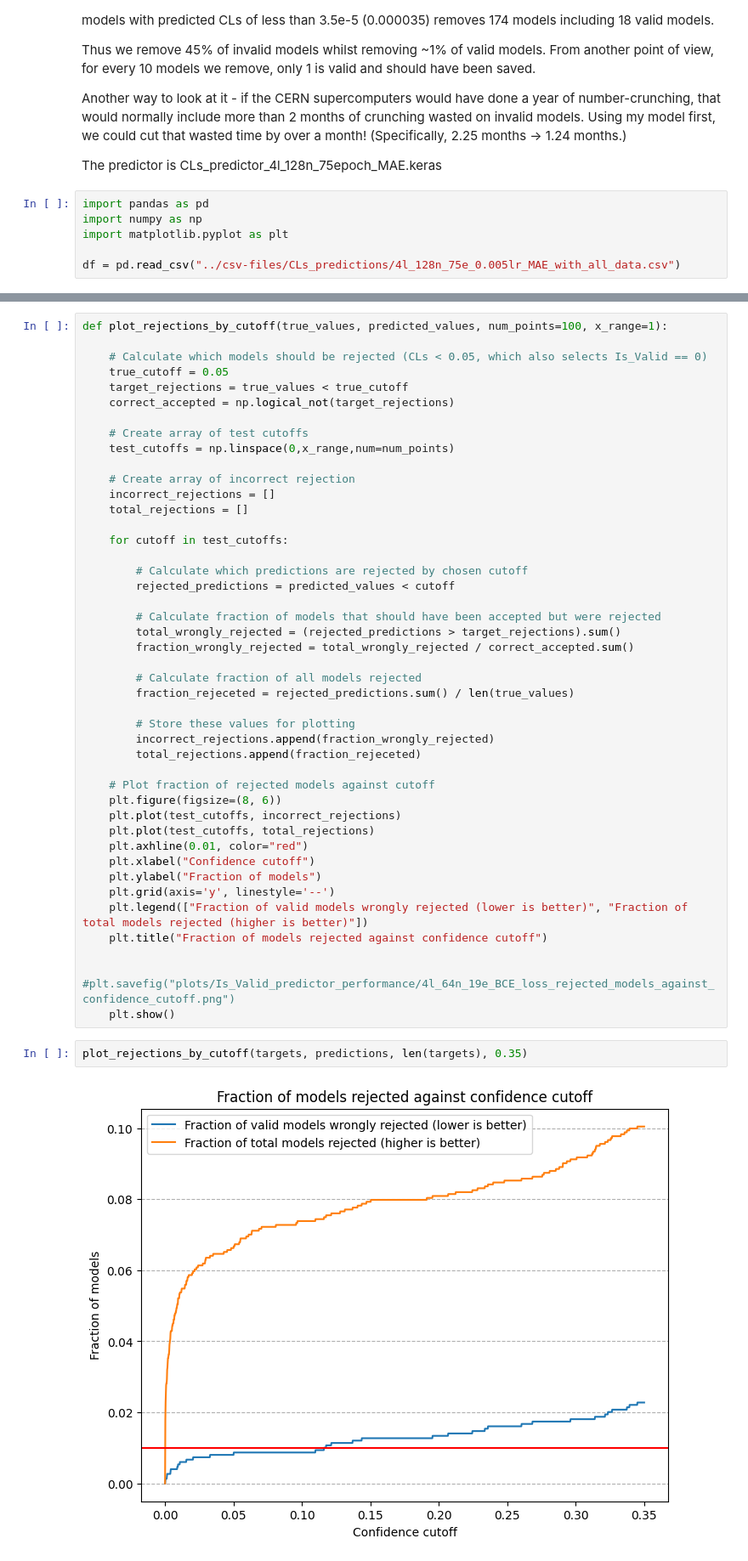
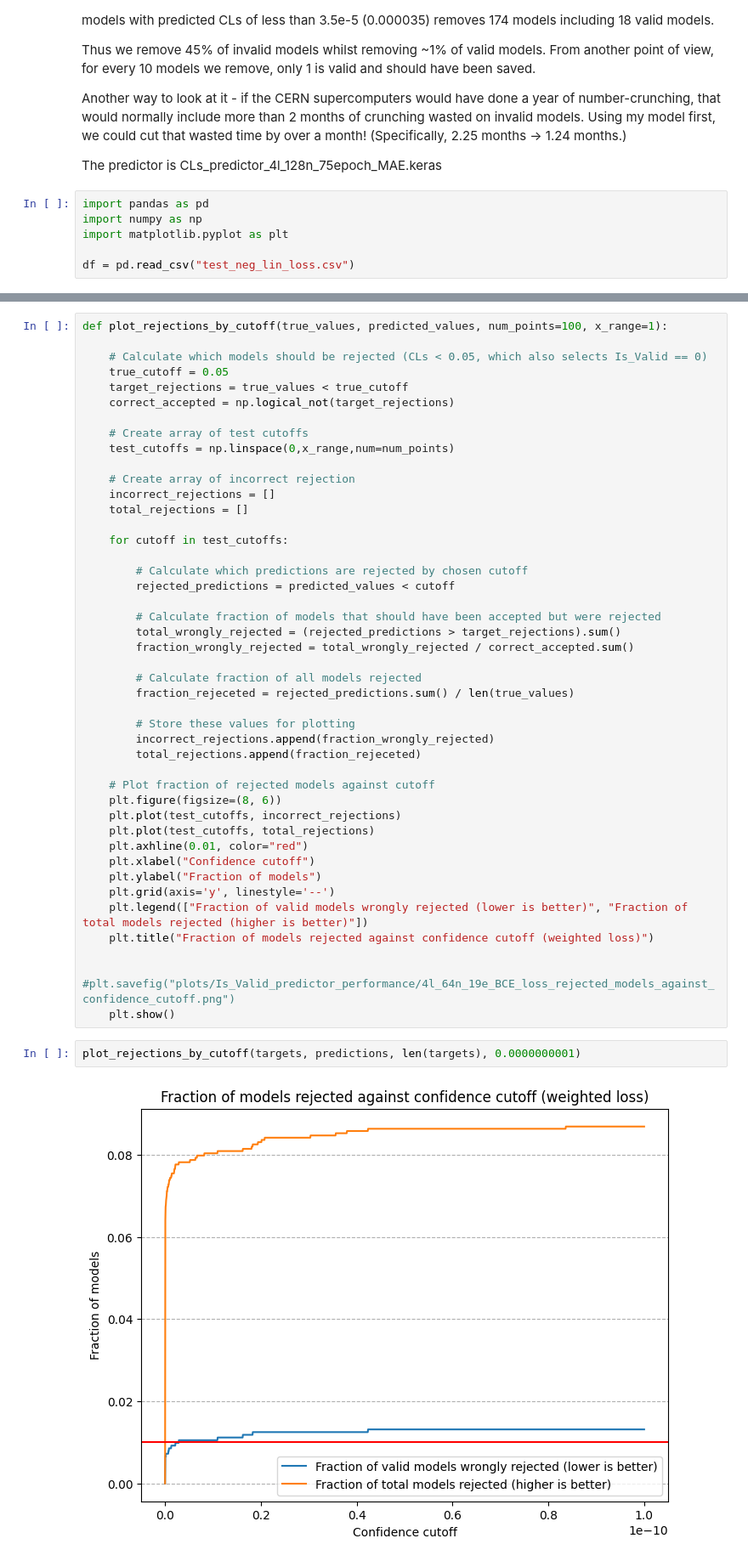
Before and after one commit to benvlasto/MPhys-Project, a Jupyter notebook: notebooks/exploring_CLs_model_output.ipynb, the cells around one changed output, grey strips where cells are left out. Shown at 85% size. Cells and saved outputs as stored; diff of their text form.

```diff
--- a/notebooks/exploring_CLs_model_output.ipynb
+++ b/notebooks/exploring_CLs_model_output.ipynb
@@ -16,7 +16,7 @@ import pandas as pd
 import numpy as np
 import matplotlib.pyplot as plt
 
-df = pd.read_csv("../csv-files/CLs_predictions/4l_128n_75e_0.005lr_MAE_with_all_data.csv")
+df = pd.read_csv("test_neg_lin_loss.csv")
 # %%
 # Separate predictions and targets into separate arrays
 predictions = df["Predicted_Final__CLs"].values
@@ -68,14 +68,14 @@ def plot_rejections_by_cutoff(true_values, predicted_values, num_points=100, x_r
     plt.ylabel("Fraction of models")
     plt.grid(axis='y', linestyle='--')
     plt.legend(["Fraction of valid models wrongly rejected (lower is better)", "Fraction of total models rejected (higher is better)"])
-    plt.title("Fraction of models rejected against confidence cutoff")
+    plt.title("Fraction of models rejected against confidence cutoff (weighted loss)")
 
     #plt.savefig("plots/Is_Valid_predictor_performance/4l_64n_19e_BCE_loss_rejected_models_against_confidence_cutoff.png")
     plt.show()
 # %%
-plot_rejections_by_cutoff(targets, predictions, len(targets), 0.35)
+plot_rejections_by_cutoff(targets, predictions, len(targets), 0.0000000001)
 # %% [output]
-[figure, old version]
+[figure, new version]
 # %%
 def plot_mae_by_bins(true_CLs, predicted_CLs, num_bins, bin_parameter):
 
```
Also changed, not shown: parts of 2 cells of this notebook.
